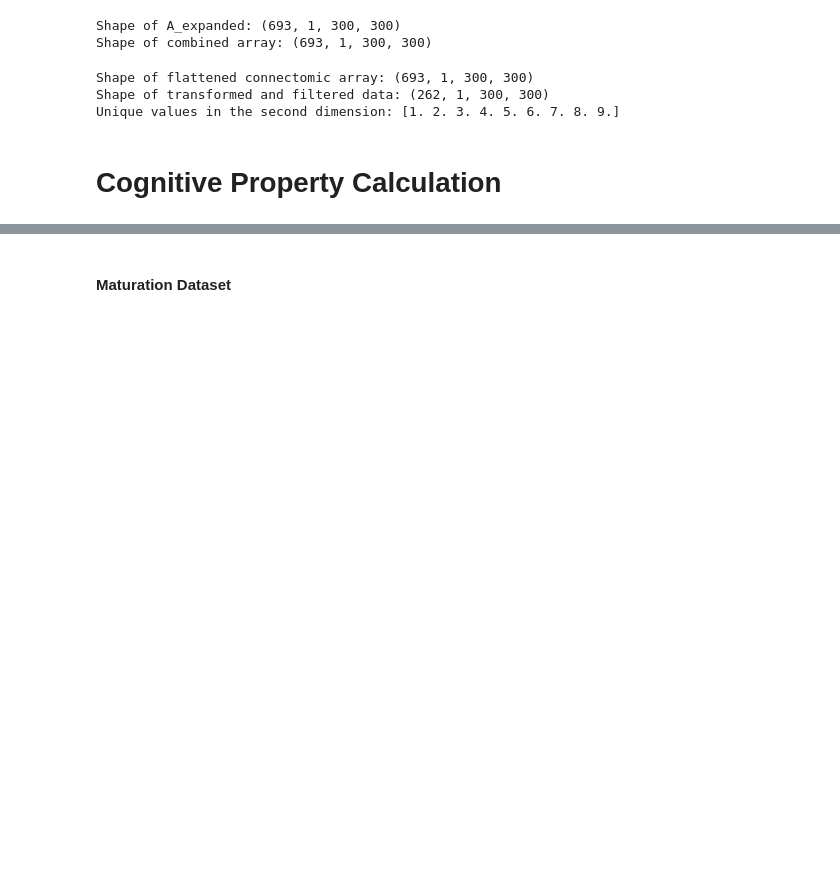
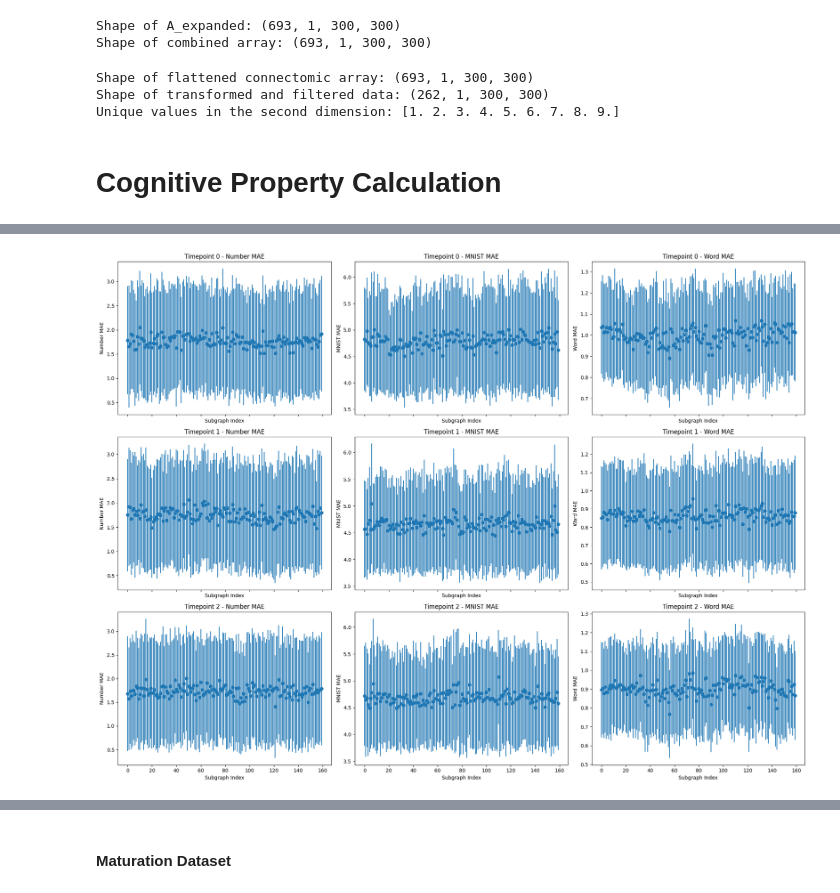
Before and after one commit to GitaAyu06/Cog-GNN, a Jupyter notebook: cognitive_property-analysis.ipynb, the cells around one changed output, grey strips where cells are left out. Cells and saved outputs as stored; diff of their text form; code cells hidden in the pictures; blank space fills up the shorter version.

Commit message:
add subgraph cognitive analysis

```diff
--- a/cognitive_property-analysis.ipynb
+++ b/cognitive_property-analysis.ipynb
@@ -267,0 +386,36 @@ def generate_tasks_data():
+# %%
+# Calculate the mean and standard deviation of MAE values for each subgraph index in each timepoint across all subjects
+mae_stats = subgraphs_mae_df.groupby(['Timepoint', 'Subgraph_Index']).agg(
+    Number_MAE_mean=('Number_MAE', 'mean'),
+    Number_MAE_std=('Number_MAE', 'std'),
+    MNIST_MAE_mean=('MNIST_MAE', 'mean'),
+    MNIST_MAE_std=('MNIST_MAE', 'std'),
+    Word_MAE_mean=('Word_MAE', 'mean'),
+    Word_MAE_std=('Word_MAE', 'std')
+).reset_index()
+# %%
+# Create a 3x3 subplot grid
+fig, axes = plt.subplots(3, 3, figsize=(20, 15), sharex=True)
+
+timepoints = subgraphs_mae_df['Timepoint'].unique()
+tasks = ['Number', 'MNIST', 'Word']
+task_columns = ['Number_MAE_mean', 'MNIST_MAE_mean', 'Word_MAE_mean']
+
+for i, timepoint in enumerate(timepoints):
+    for j, (task, task_column) in enumerate(zip(tasks, task_columns)):
+        # Plot mean MAE values for the given timepoint and task
+        axes[i, j].errorbar(
+            mae_stats[mae_stats['Timepoint'] == timepoint]['Subgraph_Index'],
+            mae_stats[mae_stats['Timepoint'] == timepoint][task_column],
+            yerr=mae_stats[mae_stats['Timepoint'] == timepoint][task_column.replace('_mean', '_std')],
+            fmt='o'
+        )
+        axes[i, j].set_title(f'Timepoint {timepoint} - {task} MAE')
+        axes[i, j].set_xlabel('Subgraph Index')
+        axes[i, j].set_ylabel(f'{task} MAE')
+
+# Adjust layout and show the plots
+plt.tight_layout()
+plt.show()
+# %% [output]
+[figure, added]
```
Also changed, not shown: parts of 13 cells of this notebook, 1 other file.
